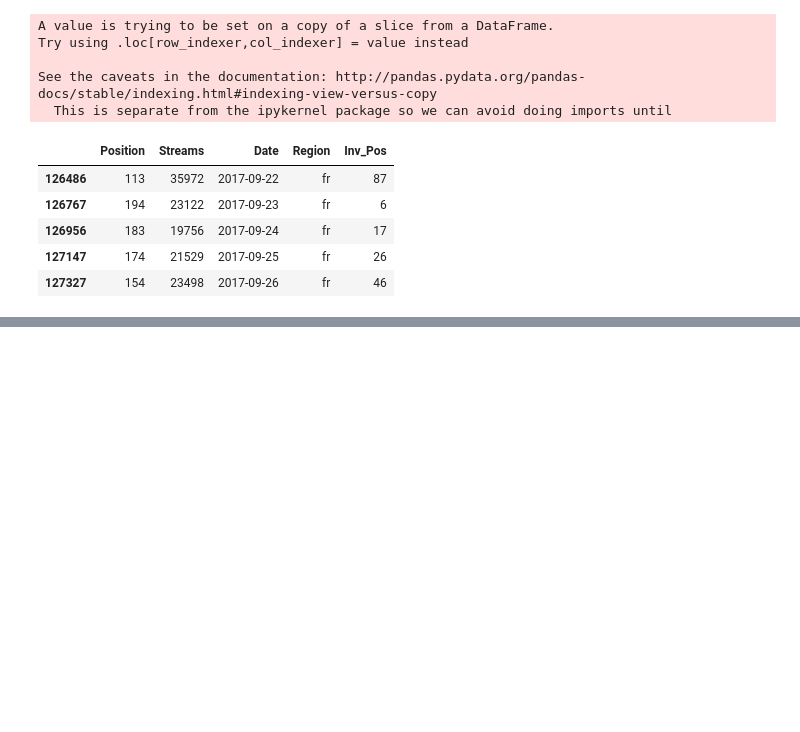
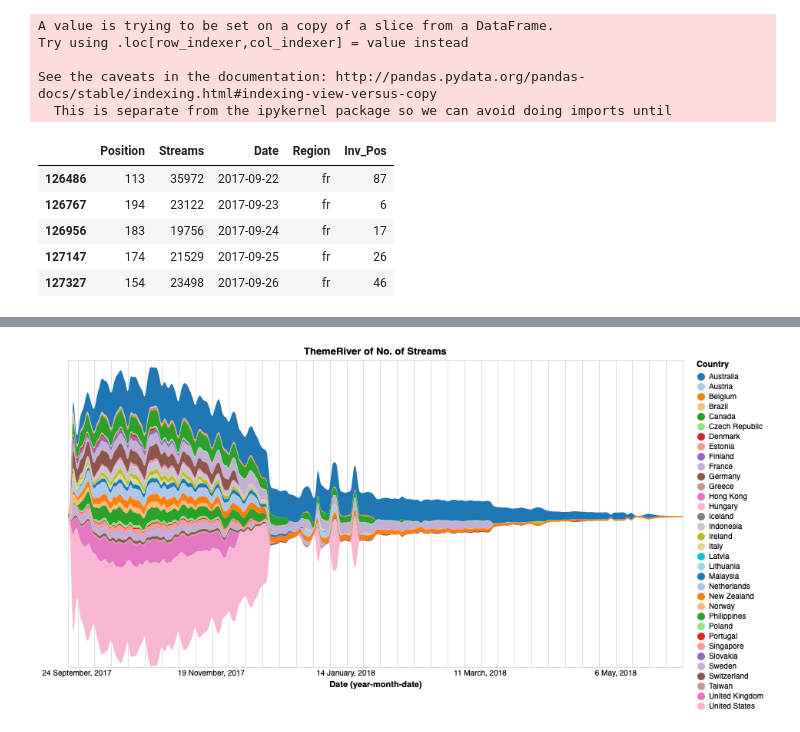
Before and after one commit to gurus848/COMP4462_Project, a Jupyter notebook: Task_1/Viz_2_Themeriver/ThemeRiver Altair.ipynb, the cells around one changed output, grey strips where cells are left out. Drawn from its saved outputs; the diff is of its cells as text; code cells hidden in the pictures; blank space fills up the shorter version.

```diff
--- a/Task_1/Viz_2_Themeriver/ThemeRiver Altair.ipynb
+++ b/Task_1/Viz_2_Themeriver/ThemeRiver Altair.ipynb
@@ -57,0 +58,15 @@ song_d_countries.head()
+# %%
+source = song_d_countries
+
+base_chart = alt.Chart(source, width=800, height=400)
+color_encoding = alt.Color('Country:N', scale=alt.Scale(scheme='category20'))
+themeriver = base_chart.mark_area(interpolate='basis').encode(
+    alt.X('yearmonthdate(Date):T',
+        axis=alt.Axis(format='%e %B, %Y ', domain=False, tickSize=0)
+    ),
+    alt.Y('sum(Streams):Q', stack='center', axis=None),
+    color_encoding
+)
+
+(themeriver).properties(title='ThemeRiver of No. of Streams').interactive()
+# %% [output]
@@ -57,0 +74 @@ song_d_countries.head()
+[figure, added]
```
Also changed, not shown: parts of 10 cells of this notebook.
